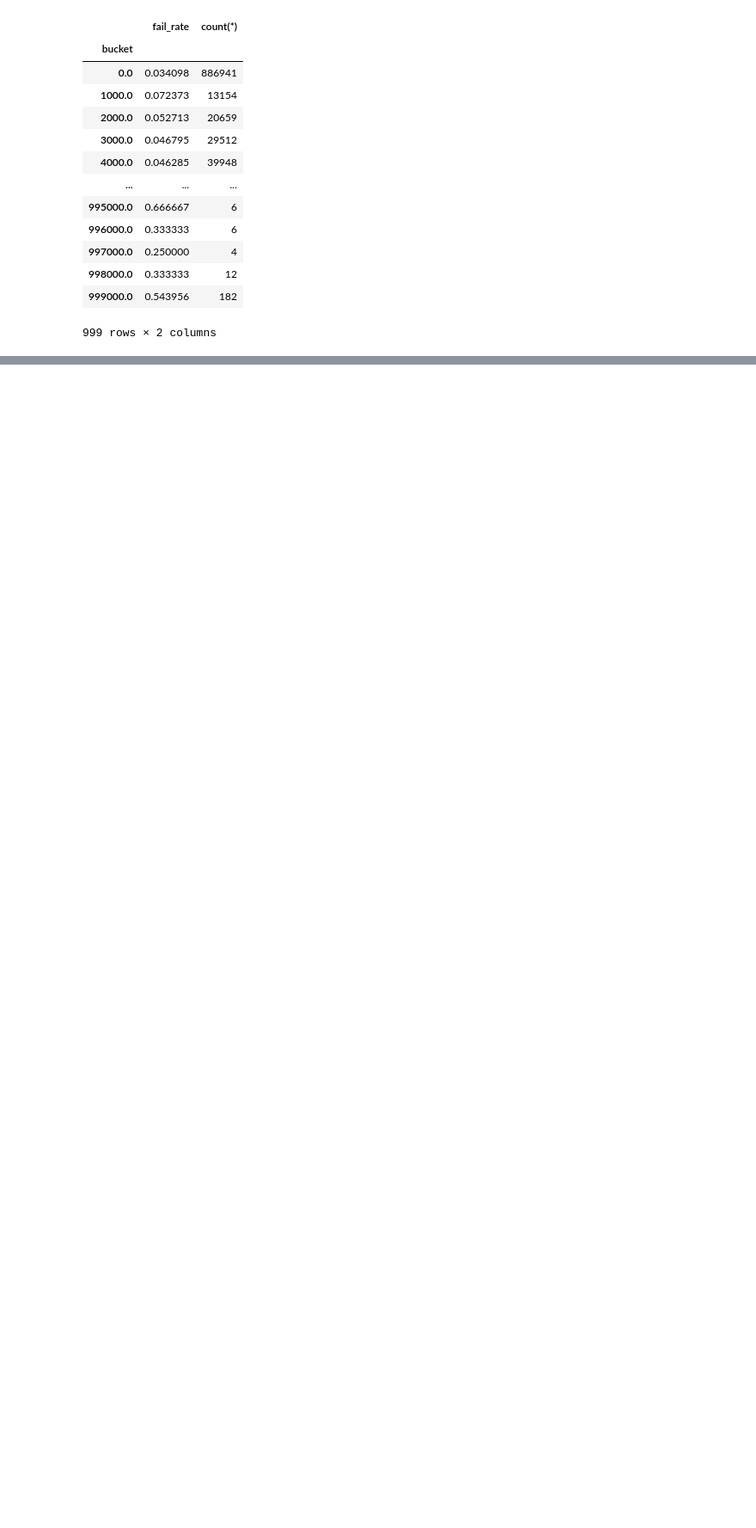
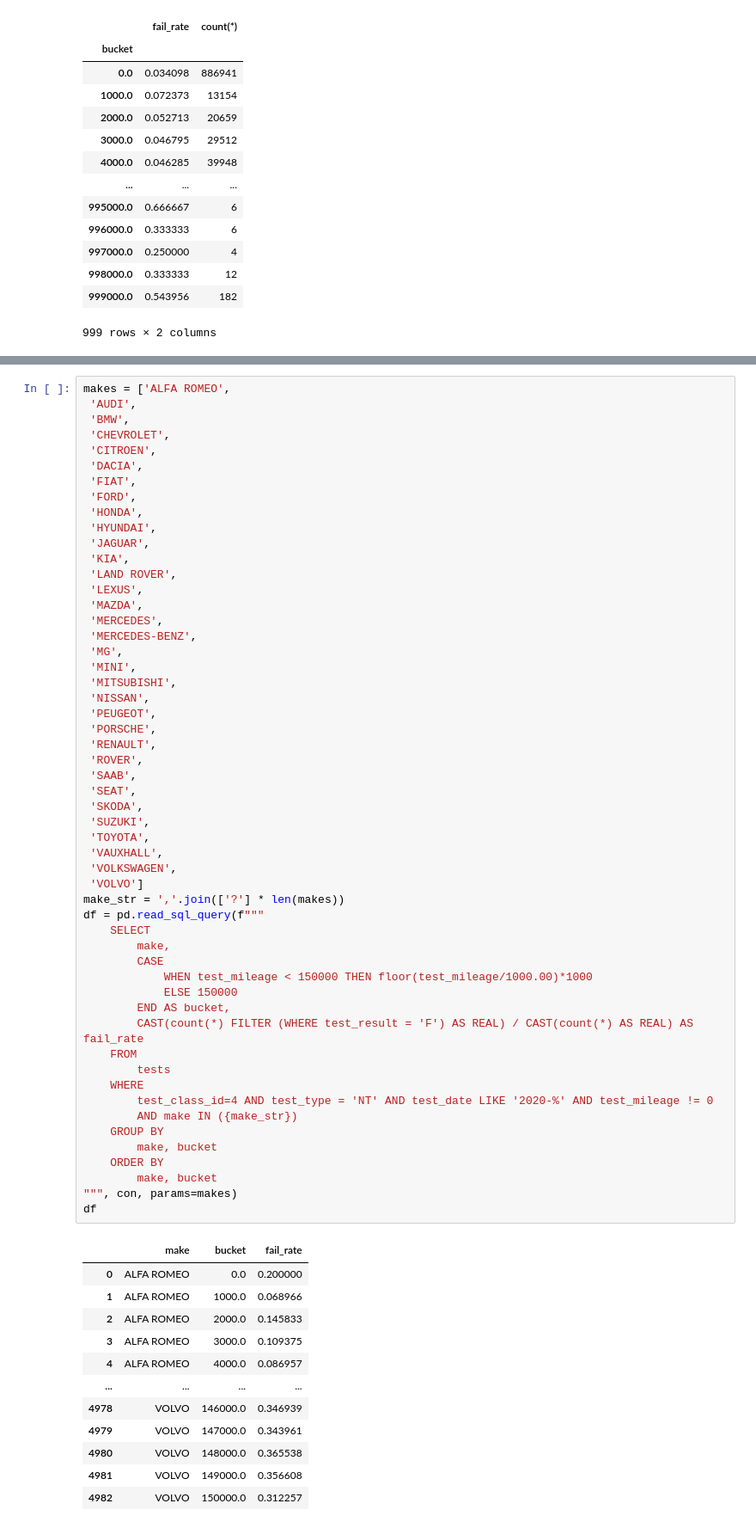
Before and after one commit to michalc/dft-mot-analysis, a Jupyter notebook: explore.ipynb, the cells around one changed output, grey strips where cells are left out. Shown: that part at 86% size. Saved outputs shown, nothing was run; the diff lists cells and outputs as text; blank space fills up the shorter version.

```diff
--- a/explore.ipynb
+++ b/explore.ipynb
@@ -451,0 +452,67 @@ ax.xaxis.get_major_formatter().set_scientific(False)
+# %%
+makes = ['ALFA ROMEO',
+ 'AUDI',
+ 'BMW',
+ 'CHEVROLET',
+ 'CITROEN',
+ 'DACIA',
+ 'FIAT',
+ 'FORD',
+ 'HONDA',
+ 'HYUNDAI',
+ 'JAGUAR',
+ 'KIA',
+ 'LAND ROVER',
+ 'LEXUS',
+ 'MAZDA',
+ 'MERCEDES',
+ 'MERCEDES-BENZ',
+ 'MG',
+ 'MINI',
+ 'MITSUBISHI',
+ 'NISSAN',
+ 'PEUGEOT',
+ 'PORSCHE',
+ 'RENAULT',
+ 'ROVER',
+ 'SAAB',
+ 'SEAT',
+ 'SKODA',
+ 'SUZUKI',
+ 'TOYOTA',
+ 'VAUXHALL',
+ 'VOLKSWAGEN',
+ 'VOLVO']
+make_str = ','.join(['?'] * len(makes))
+df = pd.read_sql_query(f"""
+    SELECT
+        make,
+        CASE
+            WHEN test_mileage < 150000 THEN floor(test_mileage/1000.00)*1000
+            ELSE 150000
+        END AS bucket,
+        CAST(count(*) FILTER (WHERE test_result = 'F') AS REAL) / CAST(count(*) AS REAL) AS fail_rate
+    FROM
+        tests
+    WHERE
+        test_class_id=4 AND test_type = 'NT' AND test_date LIKE '2020-%' AND test_mileage != 0
+        AND make IN ({make_str})
+    GROUP BY
+        make, bucket
+    ORDER BY
+        make, bucket
+""", con, params=makes)
+df
+# %% [output]
+|  | make | bucket | fail_rate |
+| 0 | ALFA ROMEO | 0.0 | 0.200000 |
+| 1 | ALFA ROMEO | 1000.0 | 0.068966 |
+| 2 | ALFA ROMEO | 2000.0 | 0.145833 |
+| 3 | ALFA ROMEO | 3000.0 | 0.109375 |
+| 4 | ALFA ROMEO | 4000.0 | 0.086957 |
+| ... | ... | ... | ... |
+| 4978 | VOLVO | 146000.0 | 0.346939 |
+| 4979 | VOLVO | 147000.0 | 0.343961 |
+| 4980 | VOLVO | 148000.0 | 0.365538 |
+| 4981 | VOLVO | 149000.0 | 0.356608 |
+| 4982 | VOLVO | 150000.0 | 0.312257 |
```
Also changed, not shown: parts of 3 cells of this notebook.
